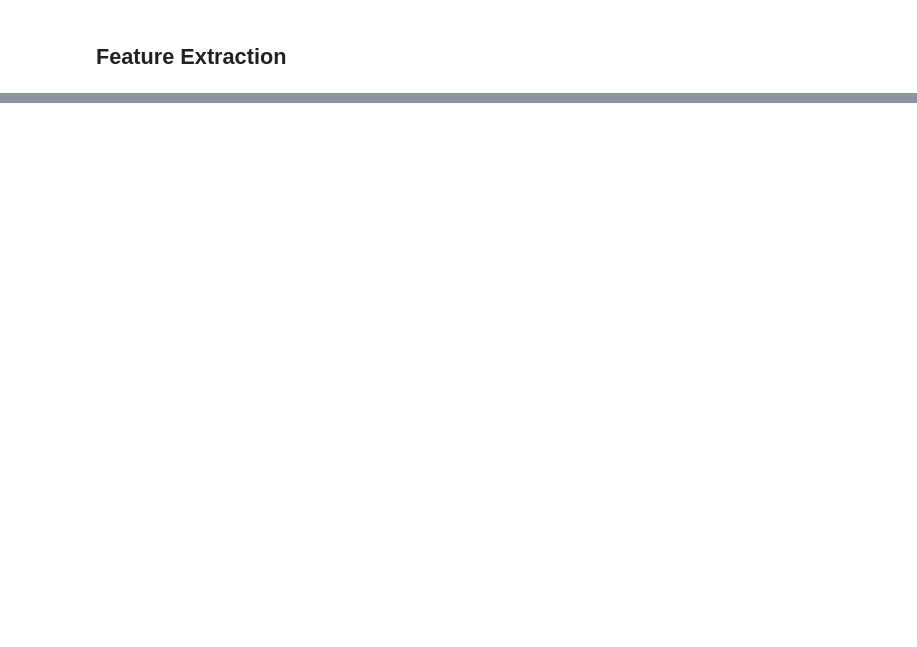
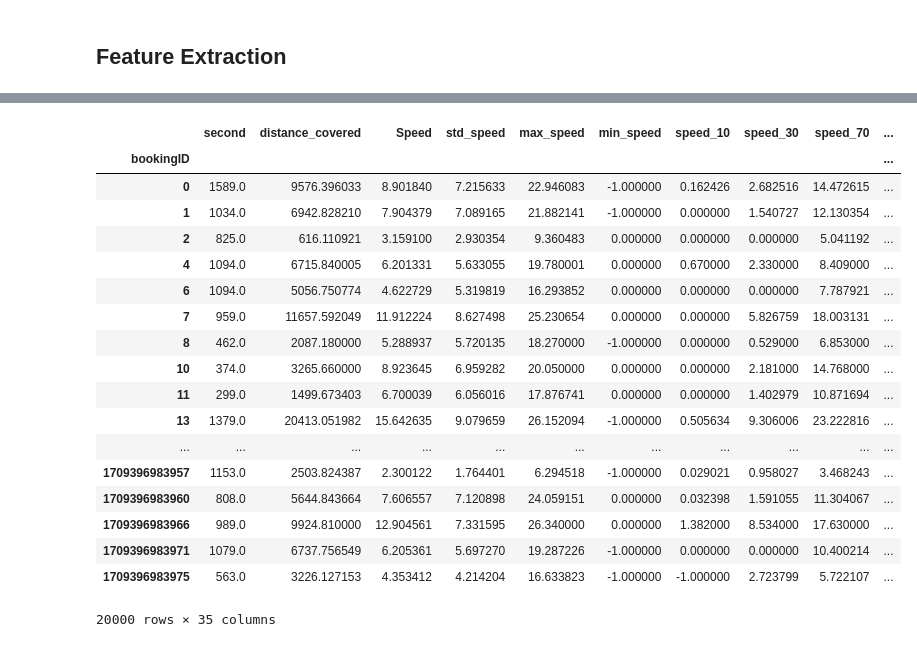
Before and after one commit to jtsw1990/grab-ai-safety, a Jupyter notebook: 1. Safety Challenge - Data reading.ipynb, the cells around one changed output, grey strips where cells are left out. Cells and saved outputs as stored; diff of their text form; code cells hidden in the pictures; blank space fills up the shorter version.

```diff
--- a/1. Safety Challenge - Data reading.ipynb
+++ b/1. Safety Challenge - Data reading.ipynb
@@ -70,3 +130,63 @@ df_grouped = df_sorted.groupby("bookingID").agg({
+# %%
+df_grouped = df_sorted.groupby("bookingID").agg({
+    "second": "max",
+     "distance_covered": "sum",
+    "Speed": "mean",
+    "std_speed": "std",
+    "max_speed": "max",
+    "min_speed": "min",
+    "speed_10": lambda x: np.percentile(x, q=10),
+    "speed_30": lambda x: np.percentile(x, q=30),
+    "speed_70": lambda x: np.percentile(x, q=70),
+    "speed_90": lambda x: np.percentile(x, q=90),
+   "avg_acceleration": "mean",
+    "min_acceleration": "min",
+    "max_acceleration": "max",
+    "std_acc": "std",
+    "acc_10": lambda x: np.percentile(x, q=10),
+    "acc_30": lambda x: np.percentile(x, q=30),
+    "acc_70": lambda x: np.percentile(x, q=70),
+    "acc_90": lambda x: np.percentile(x, q=90),
+    "avg_gyro": "mean",
+    "min_gyro": "min",
+   "max_gyro": "max",
+    "std_gyro": "std",
+    "gyro_10": lambda x: np.percentile(x, q=10),
+    "gyro_30": lambda x: np.percentile(x, q=30),
+    "gyro_70": lambda x: np.percentile(x, q=70),
+    "gyro_90": lambda x: np.percentile(x, q=90),
+    "Bearing_diffs": "mean",
+    "min_bearing": "min",
+    "max_bearing": "max",
+    "std_bearing": "std",
+    "bearing_10": lambda x: np.percentile(x, q=10),
+    "bearing_30": lambda x: np.percentile(x, q=30),
+    "bearing_70": lambda x: np.percentile(x, q=70),
+    "bearing_90": lambda x: np.percentile(x, q=90),
+    "label": "max"
+})
+# %%
+df_grouped
+# %% [output]
+|  | second | distance_covered | Speed | std_speed | max_speed | min_speed | speed_10 | speed_30 | speed_70 | ... |
+| bookingID |  |  |  |  |  |  |  |  |  | ... |
+| 0 | 1589.0 | 9576.396033 | 8.901840 | 7.215633 | 22.946083 | -1.000000 | 0.162426 | 2.682516 | 14.472615 | ... |
+| 1 | 1034.0 | 6942.828210 | 7.904379 | 7.089165 | 21.882141 | -1.000000 | 0.000000 | 1.540727 | 12.130354 | ... |
+| 2 | 825.0 | 616.110921 | 3.159100 | 2.930354 | 9.360483 | 0.000000 | 0.000000 | 0.000000 | 5.041192 | ... |
+| 4 | 1094.0 | 6715.840005 | 6.201331 | 5.633055 | 19.780001 | 0.000000 | 0.670000 | 2.330000 | 8.409000 | ... |
+| 6 | 1094.0 | 5056.750774 | 4.622729 | 5.319819 | 16.293852 | 0.000000 | 0.000000 | 0.000000 | 7.787921 | ... |
+| 7 | 959.0 | 11657.592049 | 11.912224 | 8.627498 | 25.230654 | 0.000000 | 0.000000 | 5.826759 | 18.003131 | ... |
+| 8 | 462.0 | 2087.180000 | 5.288937 | 5.720135 | 18.270000 | -1.000000 | 0.000000 | 0.529000 | 6.853000 | ... |
+| 10 | 374.0 | 3265.660000 | 8.923645 | 6.959282 | 20.050000 | 0.000000 | 0.000000 | 2.181000 | 14.768000 | ... |
+| 11 | 299.0 | 1499.673403 | 6.700039 | 6.056016 | 17.876741 | 0.000000 | 0.000000 | 1.402979 | 10.871694 | ... |
+| 13 | 1379.0 | 20413.051982 | 15.642635 | 9.079659 | 26.152094 | -1.000000 | 0.505634 | 9.306006 | 23.222816 | ... |
+| ... | ... | ... | ... | ... | ... | ... | ... | ... | ... | ... |
+| 1709396983957 | 1153.0 | 2503.824387 | 2.300122 | 1.764401 | 6.294518 | -1.000000 | 0.029021 | 0.958027 | 3.468243 | ... |
+| 1709396983960 | 808.0 | 5644.843664 | 7.606557 | 7.120898 | 24.059151 | 0.000000 | 0.032398 | 1.591055 | 11.304067 | ... |
+| 1709396983966 | 989.0 | 9924.810000 | 12.904561 | 7.331595 | 26.340000 | 0.000000 | 1.382000 | 8.534000 | 17.630000 | ... |
+| 1709396983971 | 1079.0 | 6737.756549 | 6.205361 | 5.697270 | 19.287226 | -1.000000 | 0.000000 | 0.000000 | 10.400214 | ... |
+| 1709396983975 | 563.0 | 3226.127153 | 4.353412 | 4.214204 | 16.633823 | -1.000000 | -1.000000 | 2.723799 | 5.722107 | ... |
+20000 rows × 35 columns
 # %%
 with open('outputs/df_cleaned.pickle', 'wb') as f:
     pickle.dump(df_grouped, f)
```
Also changed, not shown: parts of 8 cells of this notebook, 3 other files.
